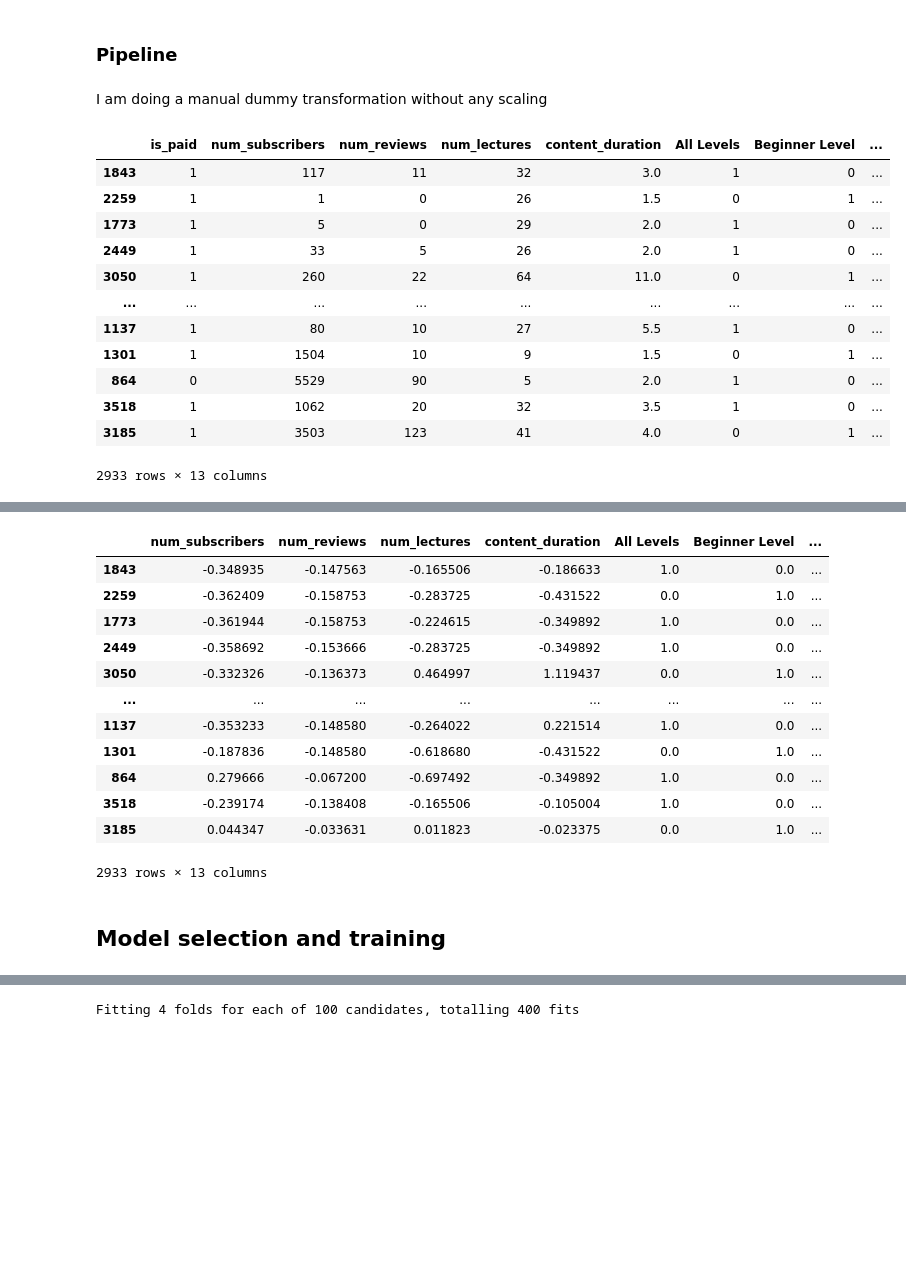
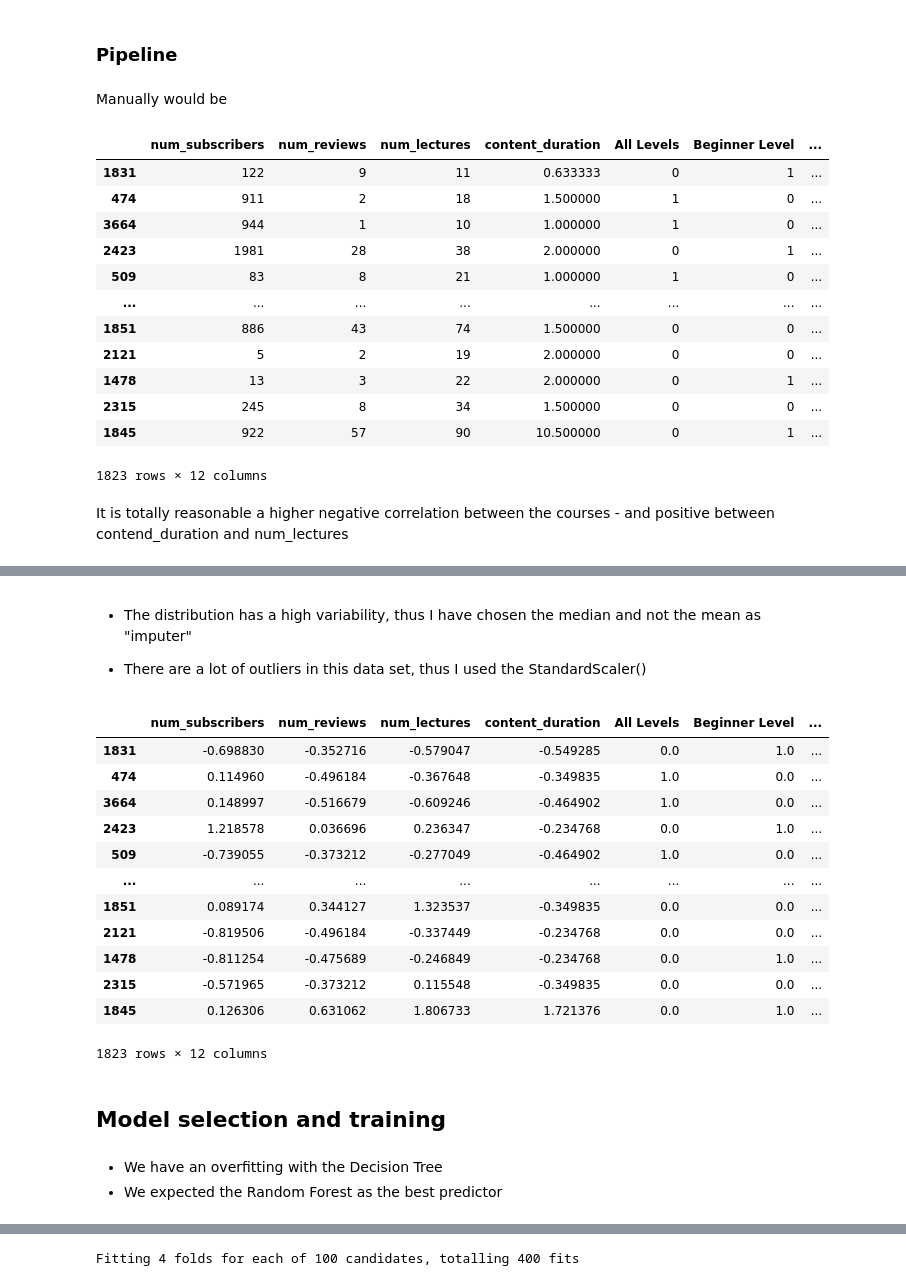
Before and after one commit to mathmca/udemy_analysis, a Jupyter notebook: udemy_forecasting.ipynb, the cells around one changed output, grey strips where cells are left out. Drawn from its saved outputs; the diff is of its cells as text; code cells hidden in the pictures; blank space fills up the shorter version.

```diff
--- a/udemy_forecasting.ipynb
+++ b/udemy_forecasting.ipynb
@@ -88,5 +105,5 @@ Finished!
 # %%
 # Dropping irrelevant columns
 
-df.drop(labels=['course_id', 'course_title', 'url', 'published_timestamp'], inplace=True, axis=1)
+df.drop(labels=['course_id', 'course_title', 'url', 'published_timestamp', 'is_paid'], inplace=True, axis=1)
 # %%
@@ -184,7 +215,6 @@ df.drop(['durationbylect', 'reviewpersubs'], axis=1, inplace=True)
 # %% [markdown]
 Removing Outliers
 # %%
-df = df[df['num_lectures'] < 700]
-df = df[df['num_subscribers'] < 200000]
+df = df[(df['price'] < 60) & (df['price'] < 60) & (df['num_subscribers'] < 4000)]
 df
 # %% [output]
@@ -212,7 +256,7 @@ df
 
 x = df.drop('price', axis=1)
 y = df['price']
-x_train, x_test, y_train, y_test = train_test_split(x, y, test_size=0.2, random_state=42)
+x_train, x_test, y_train, y_test = train_test_split(x, y, test_size=0.10, random_state=42)
 # %%
 # Splitting by categories
 
@@ -242,41 +288,47 @@ class binarytransformer(BaseEstimator, TransformerMixin):
     return binarizer.fit_transform(X)
 # %% [markdown]
 ### Pipeline
-# %% [markdown]
-I am doing a manual dummy transformation without any scaling
+# %% [markdown]
+Manually would be
 # %%
 # Creating the dummy for "is_paid"
-x_train['is_paid'] = x_train['is_paid'].apply(lambda x: 1 if x == True else 0)
+#x_train['is_paid'] = x_train['is_paid'].apply(lambda x: 1 if x == True else 0)
 
 # Creating dummy variables for "level"
 dummy_level = pd.get_dummies(x_train.level)
 concat_df = pd.concat([x_train, dummy_level], axis=1)
 
 #Creating dummy variables for "subject"
 dummy_subject = pd.get_dummies(x_train.subject)
 subject_df = pd.concat([concat_df, dummy_subject], axis=1)
 
 #The final DataFrame
 datam = subject_df.drop(['level', 'subject'], axis=1)
 datam
 # %% [output]
-|  | is_paid | num_subscribers | num_reviews | num_lectures | content_duration | All Levels | Beginner Level | ... |
-| 1843 | 1 | 117 | 11 | 32 | 3.0 | 1 | 0 | ... |
-| 2259 | 1 | 1 | 0 | 26 | 1.5 | 0 | 1 | ... |
-| 1773 | 1 | 5 | 0 | 29 | 2.0 | 1 | 0 | ... |
-| 2449 | 1 | 33 | 5 | 26 | 2.0 | 1 | 0 | ... |
-| 3050 | 1 | 260 | 22 | 64 | 11.0 | 0 | 1 | ... |
-| ... | ... | ... | ... | ... | ... | ... | ... | ... |
-| 1137 | 1 | 80 | 10 | 27 | 5.5 | 1 | 0 | ... |
-| 1301 | 1 | 1504 | 10 | 9 | 1.5 | 0 | 1 | ... |
-| 864 | 0 | 5529 | 90 | 5 | 2.0 | 1 | 0 | ... |
-| 3518 | 1 | 1062 | 20 | 32 | 3.5 | 1 | 0 | ... |
-| 3185 | 1 | 3503 | 123 | 41 | 4.0 | 0 | 1 | ... |
+|  | num_subscribers | num_reviews | num_lectures | content_duration | All Levels | Beginner Level | ... |
+| 1831 | 122 | 9 | 11 | 0.633333 | 0 | 1 | ... |
+| 474 | 911 | 2 | 18 | 1.500000 | 1 | 0 | ... |
+| 3664 | 944 | 1 | 10 | 1.000000 | 1 | 0 | ... |
+| 2423 | 1981 | 28 | 38 | 2.000000 | 0 | 1 | ... |
+| 509 | 83 | 8 | 21 | 1.000000 | 1 | 0 | ... |
+| ... | ... | ... | ... | ... | ... | ... | ... |
+| 1851 | 886 | 43 | 74 | 1.500000 | 0 | 0 | ... |
+| 2121 | 5 | 2 | 19 | 2.000000 | 0 | 0 | ... |
+| 1478 | 13 | 3 | 22 | 2.000000 | 0 | 1 | ... |
+| 2315 | 245 | 8 | 34 | 1.500000 | 0 | 0 | ... |
+| 1845 | 922 | 57 | 90 | 10.500000 | 0 | 1 | ... |
-2933 rows × 13 columns
+1823 rows × 12 columns
+# %% [markdown]
+It is totally reasonable a higher negative correlation between the courses - and positive between contend_duration and num_lectures
 # %%
 px.imshow(datam.corr(), text_auto=True, width=1400, height=1000, template='ggplot2')
 # %% [output]
 [interactive output not drawn]
+# %% [markdown]
+* The distribution has a high variability, thus I have chosen the median and not the mean as "imputer"
+
+* There are a lot of outliers in this data set, thus I used the StandardScaler()
 # %%
 # Defining the numerical Pipeline
 
@@ -297,23 +349,26 @@ final_pipeline = ColumnTransformer([
 
 x_train_tr = final_pipeline.fit_transform(x_train)
 # %%
-dataf = pd.DataFrame(x_train_tr, columns=list(x_train_num.columns) + list(encoder.get_feature_names_out()) + ['is_paid'], index = x_train.index)
+dataf = pd.DataFrame(x_train_tr, columns=list(x_train_num.columns) + list(encoder.get_feature_names_out()), index = x_train.index)
 dataf.columns = dataf.columns.str.replace('/|(level_)|(subject_)|/', '', regex=True)
 dataf
 # %% [output]
 |  | num_subscribers | num_reviews | num_lectures | content_duration | All Levels | Beginner Level | ... |
-| 1843 | -0.348935 | -0.147563 | -0.165506 | -0.186633 | 1.0 | 0.0 | ... |
-| 2259 | -0.362409 | -0.158753 | -0.283725 | -0.431522 | 0.0 | 1.0 | ... |
-| 1773 | -0.361944 | -0.158753 | -0.224615 | -0.349892 | 1.0 | 0.0 | ... |
-| 2449 | -0.358692 | -0.153666 | -0.283725 | -0.349892 | 1.0 | 0.0 | ... |
-| 3050 | -0.332326 | -0.136373 | 0.464997 | 1.119437 | 0.0 | 1.0 | ... |
+| 1831 | -0.698830 | -0.352716 | -0.579047 | -0.549285 | 0.0 | 1.0 | ... |
+| 474 | 0.114960 | -0.496184 | -0.367648 | -0.349835 | 1.0 | 0.0 | ... |
+| 3664 | 0.148997 | -0.516679 | -0.609246 | -0.464902 | 1.0 | 0.0 | ... |
+| 2423 | 1.218578 | 0.036696 | 0.236347 | -0.234768 | 0.0 | 1.0 | ... |
+| 509 | -0.739055 | -0.373212 | -0.277049 | -0.464902 | 1.0 | 0.0 | ... |
 | ... | ... | ... | ... | ... | ... | ... | ... |
-| 1137 | -0.353233 | -0.148580 | -0.264022 | 0.221514 | 1.0 | 0.0 | ... |
-| 1301 | -0.187836 | -0.148580 | -0.618680 | -0.431522 | 0.0 | 1.0 | ... |
-| 864 | 0.279666 | -0.067200 | -0.697492 | -0.349892 | 1.0 | 0.0 | ... |
-| 3518 | -0.239174 | -0.138408 | -0.165506 | -0.105004 | 1.0 | 0.0 | ... |
-| 3185 | 0.044347 | -0.033631 | 0.011823 | -0.023375 | 0.0 | 1.0 | ... |
+| 1851 | 0.089174 | 0.344127 | 1.323537 | -0.349835 | 0.0 | 0.0 | ... |
+| 2121 | -0.819506 | -0.496184 | -0.337449 | -0.234768 | 0.0 | 0.0 | ... |
+| 1478 | -0.811254 | -0.475689 | -0.246849 | -0.234768 | 0.0 | 1.0 | ... |
+| 2315 | -0.571965 | -0.373212 | 0.115548 | -0.349835 | 0.0 | 0.0 | ... |
+| 1845 | 0.126306 | 0.631062 | 1.806733 | 1.721376 | 0.0 | 1.0 | ... |
-2933 rows × 13 columns
+1823 rows × 12 columns
 # %% [markdown]
 ## Model selection and training
+# %% [markdown]
+* We have an overfitting with the Decision Tree
+* We expected the Random Forest as the best predictor
 # %%
```
Also changed, not shown: parts of 36 cells of this notebook.
